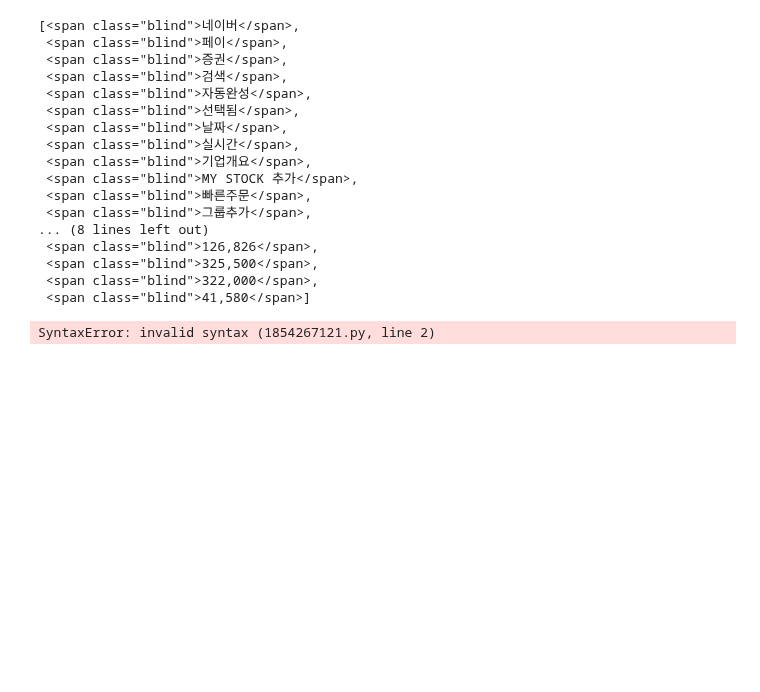
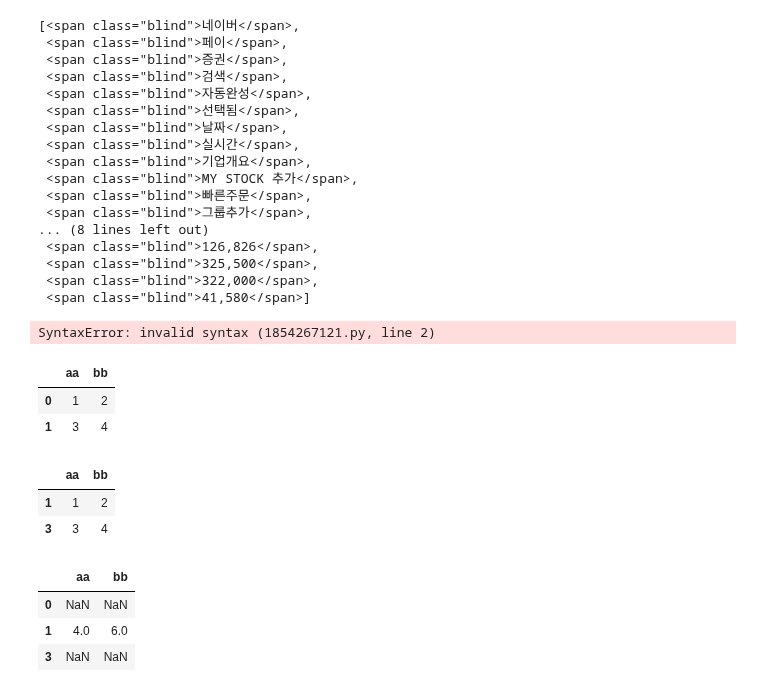
Before and after one commit to angelless00/KDT, a Jupyter notebook: exercise.ipynb, the cells around one changed output. Drawn from its saved outputs; the diff is of its cells as text; code cells hidden in the pictures; blank space fills up the shorter version.

```diff
--- a/exercise.ipynb
+++ b/exercise.ipynb
@@ -39,3 +39,25 @@ aa
 //*[@id="chart_area"]/div[1]/table/tbody/tr[1]/td[2]
 # %% [output]
 SyntaxError: invalid syntax (1854267121.py, line 2)
+# %%
+import pandas as pd
+aa=pd.DataFrame({'aa':[1,3],'bb':[2,4]})
+aa
+# %% [output]
+|  | aa | bb |
+| 0 | 1 | 2 |
+| 1 | 3 | 4 |
+# %%
+bb=pd.DataFrame({'aa':[1,3],'bb':[2,4]},index=[1,3])
+bb
+# %% [output]
+|  | aa | bb |
+| 1 | 1 | 2 |
+| 3 | 3 | 4 |
+# %%
+aa+bb
+# %% [output]
+|  | aa | bb |
+| 0 | NaN | NaN |
+| 1 | 4.0 | 6.0 |
+| 3 | NaN | NaN |
```
Also changed, not shown: 23 other files.
